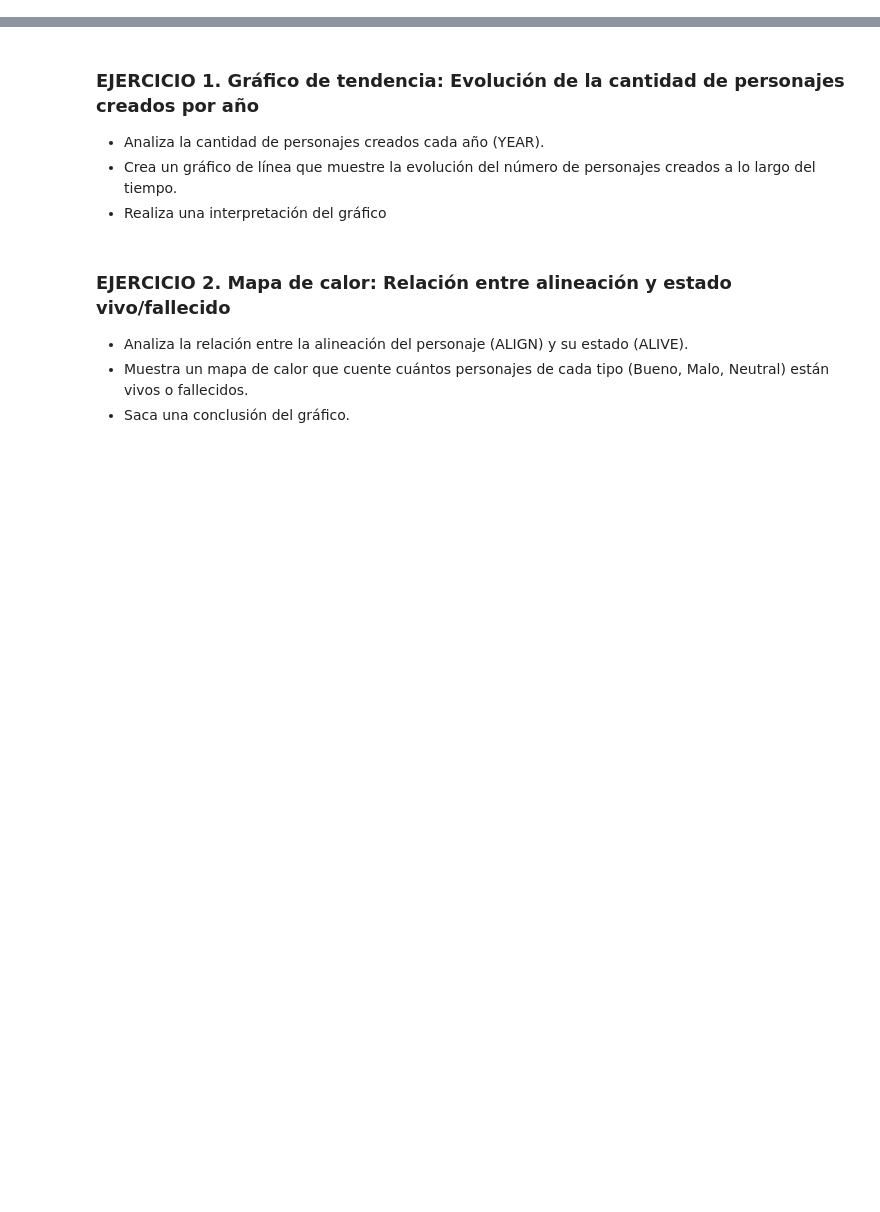
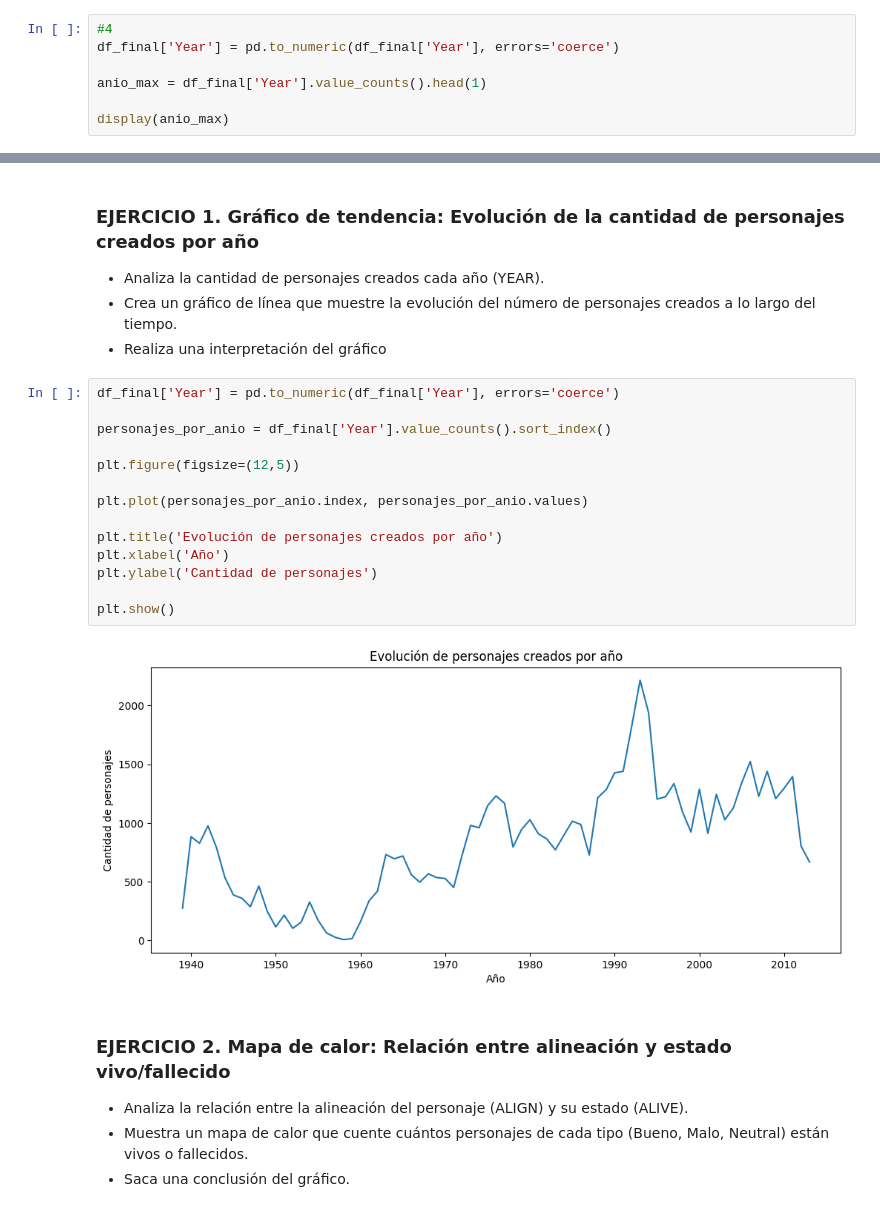
Before and after one commit to sghast/ADD, a Jupyter notebook: Deber 7/Deber.ipynb, the cells around one changed output, grey strips where cells are left out. Drawn from its saved outputs; the diff is of its cells as text; blank space fills up the shorter version.

```diff
--- a/Deber 7/Deber.ipynb
+++ b/Deber 7/Deber.ipynb
@@ -352,0 +414,7 @@ Responde las siguientes preguntas utilizando el dataset limpio:
+# %%
+#4
+df_final['Year'] = pd.to_numeric(df_final['Year'], errors='coerce')
+
+anio_max = df_final['Year'].value_counts().head(1)
+
+display(anio_max)
@@ -358,6 +430,22 @@ Responde las siguientes preguntas utilizando el dataset limpio:
 - Analiza la cantidad de personajes creados cada año (YEAR).
 - Crea un gráfico de línea que muestre la evolución del número de personajes creados a lo largo del tiempo.
 - Realiza una interpretación del gráfico
+# %%
+df_final['Year'] = pd.to_numeric(df_final['Year'], errors='coerce')
+
+personajes_por_anio = df_final['Year'].value_counts().sort_index()
+
+plt.figure(figsize=(12,5))
+
+plt.plot(personajes_por_anio.index, personajes_por_anio.values)
+
+plt.title('Evolución de personajes creados por año')
+plt.xlabel('Año')
+plt.ylabel('Cantidad de personajes')
+
+plt.show()
+# %% [output]
+[figure, added]
 # %% [markdown]
 ### EJERCICIO 2. Mapa de calor: Relación entre alineación y estado vivo/fallecido
 
```
Also changed, not shown: parts of 11 cells of this notebook.
